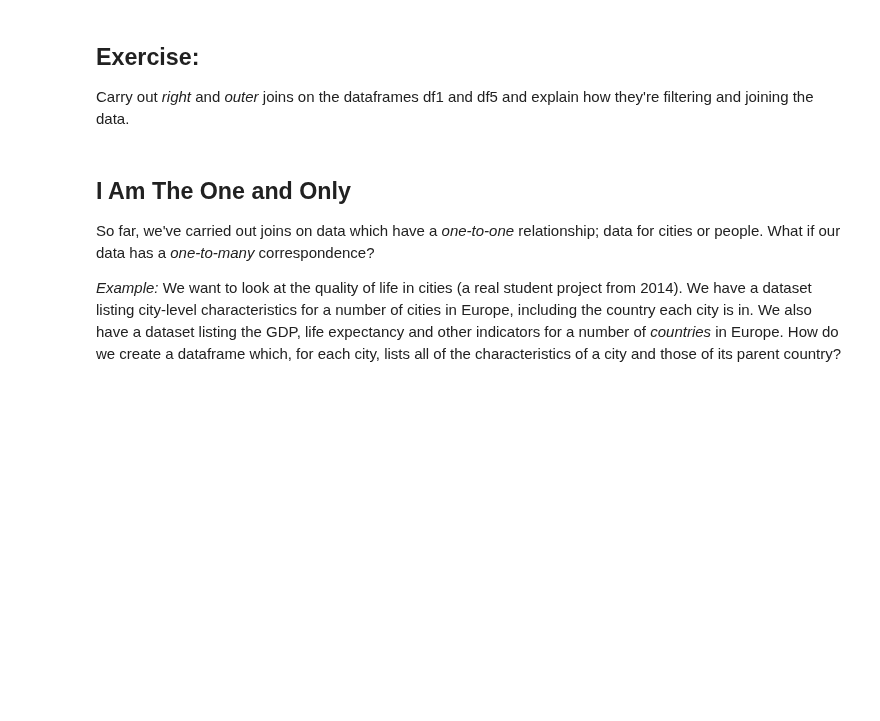
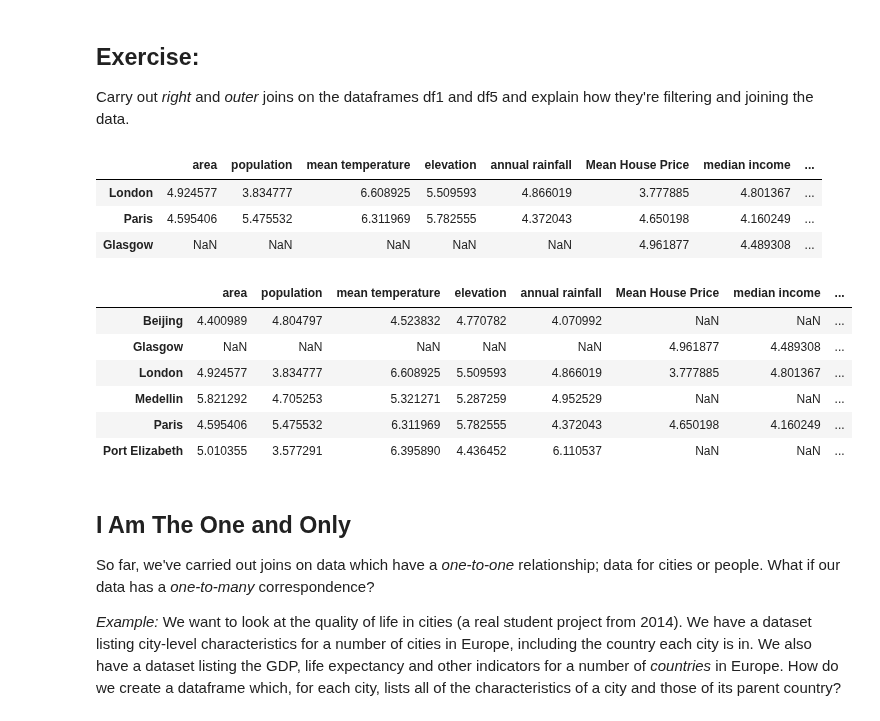
Before and after one commit to Vickyjwq/QM2, a Jupyter notebook: notebooks/RW. Merging and Joining.ipynb, the cells around one changed output. Drawn from its saved outputs; the diff is of its cells as text; code cells hidden in the pictures; blank space fills up the shorter version.

```diff
--- a/notebooks/RW. Merging and Joining.ipynb
+++ b/notebooks/RW. Merging and Joining.ipynb
@@ -331,6 +379,25 @@ As we see, the missing data appears as **NaN** - Not a Number.
 ## Exercise:
 
 Carry out *right* and *outer* joins on the dataframes df1 and df5 and explain how they're filtering and joining the data.
+# %%
+df_joined = df1.merge(df5, left_index=True, right_index=True, how='right')
+df_joined
+# %% [output]
+|  | area | population | mean temperature | elevation | annual rainfall | Mean House Price | median income | ... |
+| London | 4.924577 | 3.834777 | 6.608925 | 5.509593 | 4.866019 | 3.777885 | 4.801367 | ... |
+| Paris | 4.595406 | 5.475532 | 6.311969 | 5.782555 | 4.372043 | 4.650198 | 4.160249 | ... |
+| Glasgow | NaN | NaN | NaN | NaN | NaN | 4.961877 | 4.489308 | ... |
+# %%
+df_joined = df1.merge(df5, left_index=True, right_index=True, how='outer')
+df_joined
+# %% [output]
+|  | area | population | mean temperature | elevation | annual rainfall | Mean House Price | median income | ... |
+| Beijing | 4.400989 | 4.804797 | 4.523832 | 4.770782 | 4.070992 | NaN | NaN | ... |
+| Glasgow | NaN | NaN | NaN | NaN | NaN | 4.961877 | 4.489308 | ... |
+| London | 4.924577 | 3.834777 | 6.608925 | 5.509593 | 4.866019 | 3.777885 | 4.801367 | ... |
+| Medellin | 5.821292 | 4.705253 | 5.321271 | 5.287259 | 4.952529 | NaN | NaN | ... |
+| Paris | 4.595406 | 5.475532 | 6.311969 | 5.782555 | 4.372043 | 4.650198 | 4.160249 | ... |
+| Port Elizabeth | 5.010355 | 3.577291 | 6.395890 | 4.436452 | 6.110537 | NaN | NaN | ... |
 # %% [markdown]
 ## I Am The One and Only
 
```
Also changed, not shown: parts of 6 cells of this notebook.
